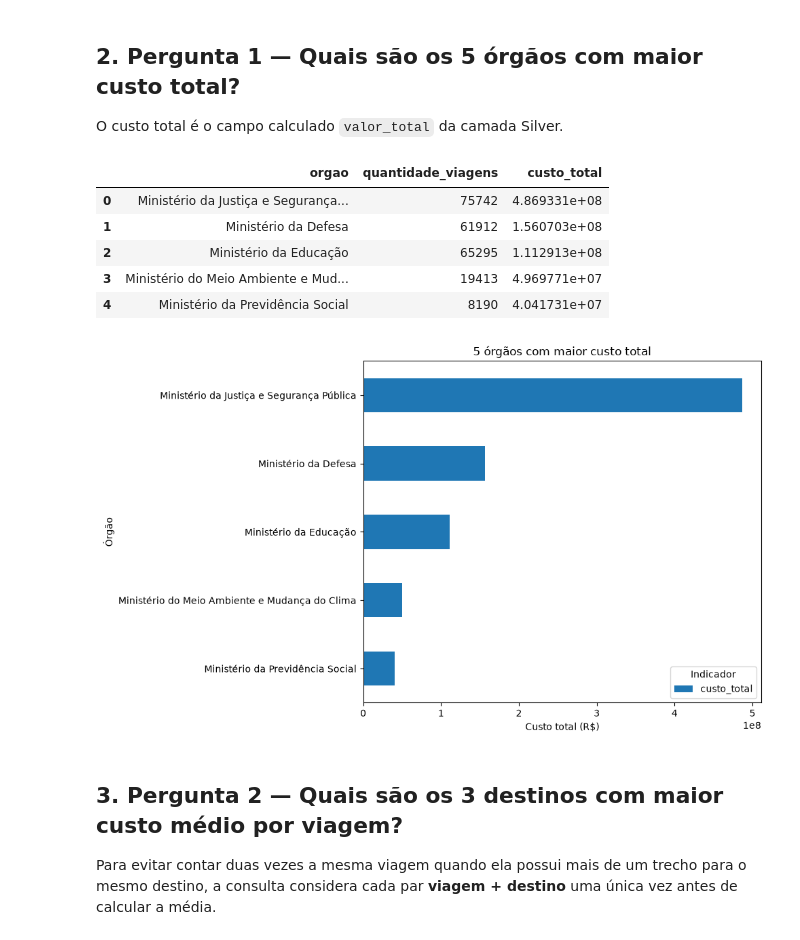
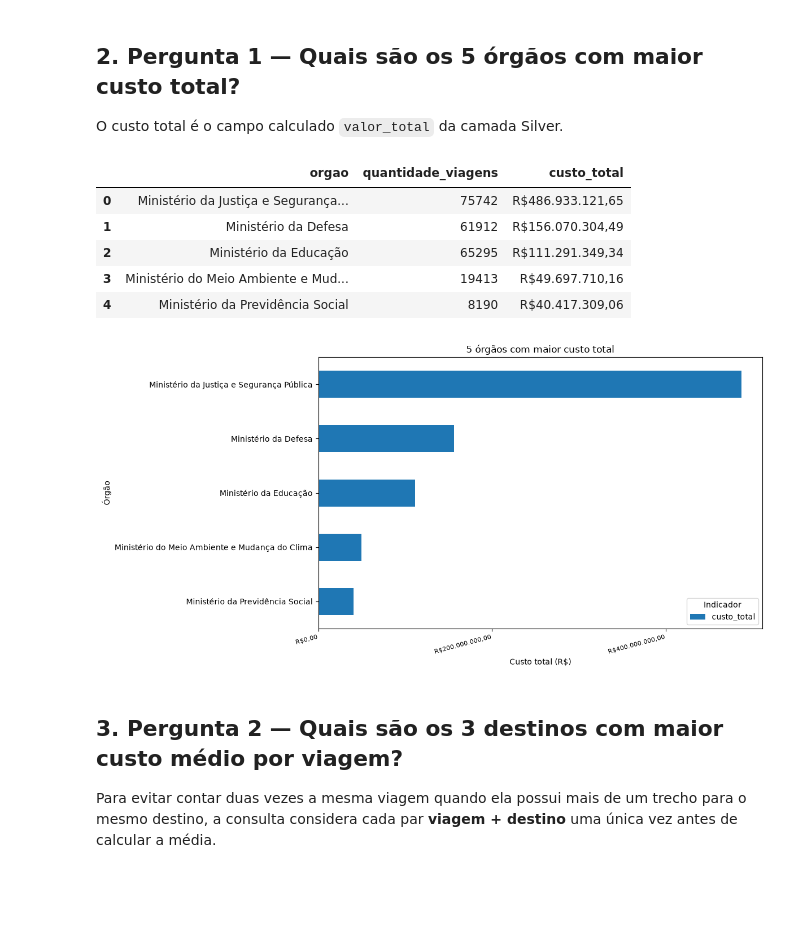
Before and after one commit to jdbmartins/projeto-analise-dados-python-postgresql, a Jupyter notebook: 3_analise.ipynb, the cells around one changed output. Drawn from its saved outputs; the diff is of its cells as text; code cells hidden in the pictures; blank space fills up the shorter version.

```diff
--- a/3_analise.ipynb
+++ b/3_analise.ipynb
@@ -13,7 +13,20 @@ from pathlib import Path
 import sys
 
 import matplotlib.pyplot as plt
+from matplotlib.ticker import FuncFormatter, MaxNLocator
 import pandas as pd
+
+
+def formatar_brl(valor):
+    if pd.isna(valor):
+        return ""
+    parte_inteira, parte_decimal = f"{valor:,.2f}".split(".")
+    return f"R${parte_inteira.replace(',', '.')},{parte_decimal}"
+
+
+def formatar_eixo_brl(valor, _):
+    return formatar_brl(valor)
+
 
 # Permite importar config.py e banco.py quando o notebook é executado no VSCode.
 PASTA_PROJETO = Path.cwd()
@@ -42,25 +55,29 @@ ORDER BY custo_total DESC
 LIMIT 5;
 """
 df_q1 = pd.read_sql_query(sql_q1, conexao)
-df_q1
+df_q1.assign(custo_total=df_q1["custo_total"].map(formatar_brl))
 # %% [output]
 |  | orgao | quantidade_viagens | custo_total |
-| 0 | Ministério da Justiça e Segurança... | 75742 | 4.869331e+08 |
-| 1 | Ministério da Defesa | 61912 | 1.560703e+08 |
-| 2 | Ministério da Educação | 65295 | 1.112913e+08 |
-| 3 | Ministério do Meio Ambiente e Mud... | 19413 | 4.969771e+07 |
-| 4 | Ministério da Previdência Social | 8190 | 4.041731e+07 |
+| 0 | Ministério da Justiça e Segurança... | 75742 | R$486.933.121,65 |
+| 1 | Ministério da Defesa | 61912 | R$156.070.304,49 |
+| 2 | Ministério da Educação | 65295 | R$111.291.349,34 |
+| 3 | Ministério do Meio Ambiente e Mud... | 19413 | R$49.697.710,16 |
+| 4 | Ministério da Previdência Social | 8190 | R$40.417.309,06 |
 # %%
-ax = df_q1.plot.barh(x="orgao", y="custo_total", legend=True, figsize=(10, 6))
+ax = df_q1.plot.barh(x="orgao", y="custo_total", legend=True, figsize=(12, 6))
 ax.invert_yaxis()
 ax.set_title("5 órgãos com maior custo total")
 ax.legend(title="Indicador")
 ax.set_xlabel("Custo total (R$)")
 ax.set_ylabel("Órgão")
+ax.xaxis.set_major_formatter(FuncFormatter(formatar_eixo_brl))
+ax.xaxis.set_major_locator(MaxNLocator(nbins=3))
+ax.tick_params(axis="x", labelsize=8)
+plt.xticks(rotation=15, ha="right")
 plt.tight_layout()
 plt.show()
 # %% [output]
-[figure, old version]
+[figure, new version]
 # %% [markdown]
 ## 3. Pergunta 2 — Quais são os 3 destinos com maior custo médio por viagem?
 
```
Also changed, not shown: parts of 10 cells of this notebook, 2 other files.
